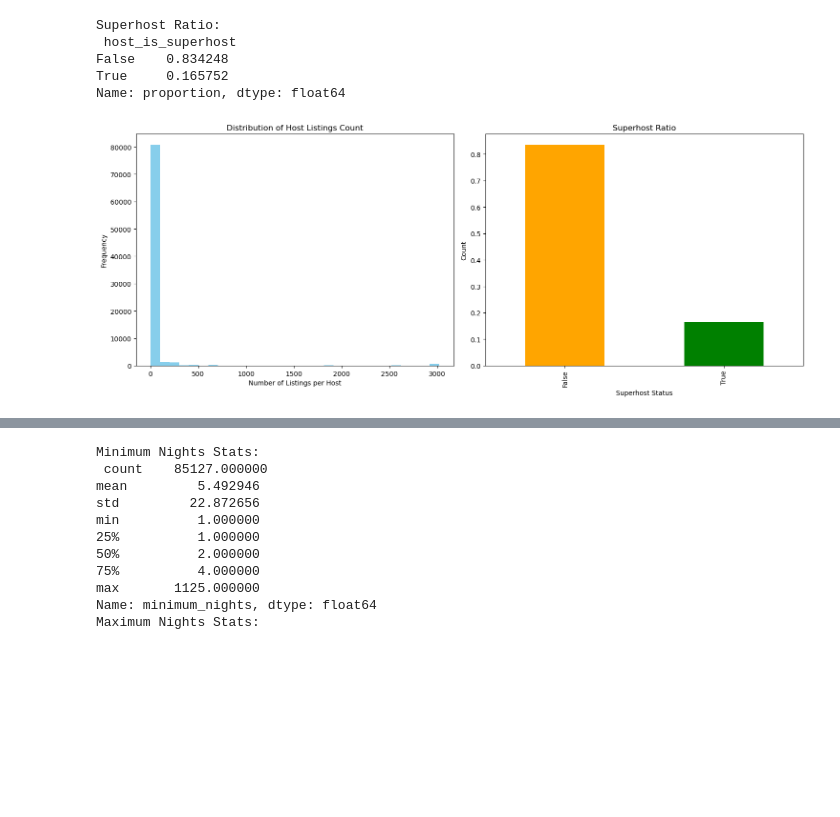
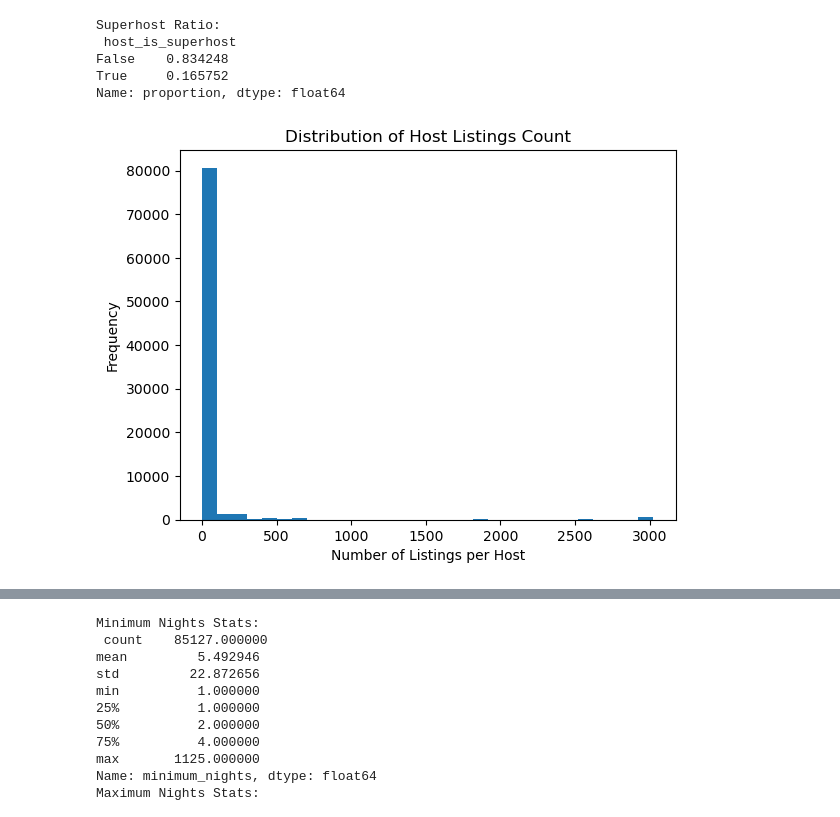
Before and after one commit to Chocolateyz/Chocolate, a Jupyter notebook: Descriptive.ipynb, the cells around one changed output, grey strips where cells are left out. Cells and saved outputs as stored; diff of their text form; code cells hidden in the pictures; blank space fills up the shorter version.

```diff
--- a/Descriptive.ipynb
+++ b/Descriptive.ipynb
@@ -196,25 +188,13 @@ True     0.165752
 Name: proportion, dtype: float64
 # %%
 import matplotlib.pyplot as plt
-
-fig, axes = plt.subplots(1, 2, figsize=(15, 6))
-
 # Listings per Host
-airbnb_df['host_listings_count'].plot(kind='hist', bins=30, ax=axes[0], color='skyblue')
-axes[0].set_title('Distribution of Host Listings Count')
-axes[0].set_xlabel('Number of Listings per Host')
-axes[0].set_ylabel('Frequency')
-
-# Superhost Ratio
-superhost_ratio.plot(kind='bar', ax=axes[1], color=['orange', 'green'])
-axes[1].set_title('Superhost Ratio')
-axes[1].set_xlabel('Superhost Status')
-axes[1].set_ylabel('Count')
-
-plt.tight_layout()
+airbnb_df['host_listings_count'].plot(kind='hist', bins=30, title='Distribution of Host Listings Count')
+plt.xlabel('Number of Listings per Host')
+plt.ylabel('Frequency')
 plt.show()
 # %% [output]
-[figure, old version]
+[figure, new version]
 # %%
 # property type counts
 property_counts = airbnb_df['property_type'].value_counts()
```
Also changed, not shown: parts of 7 cells of this notebook, 2 other files.
